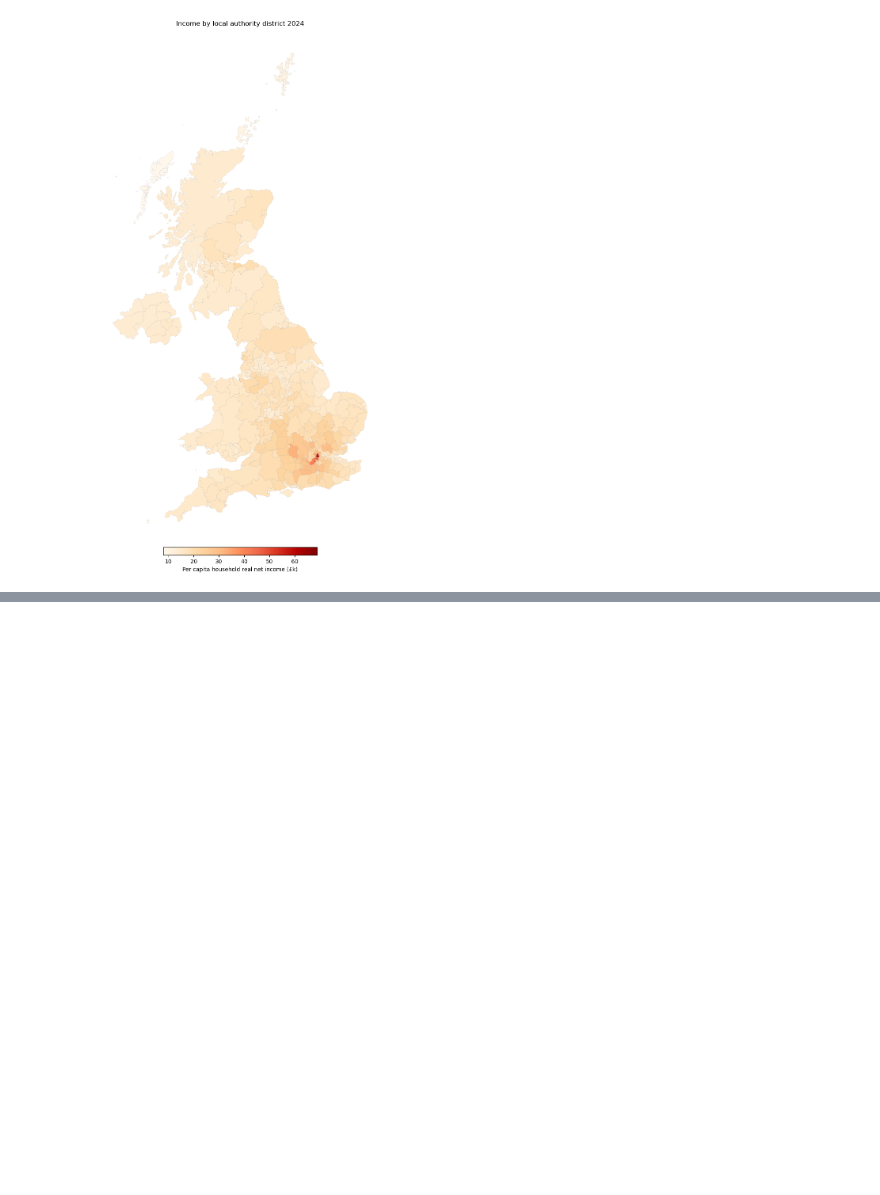
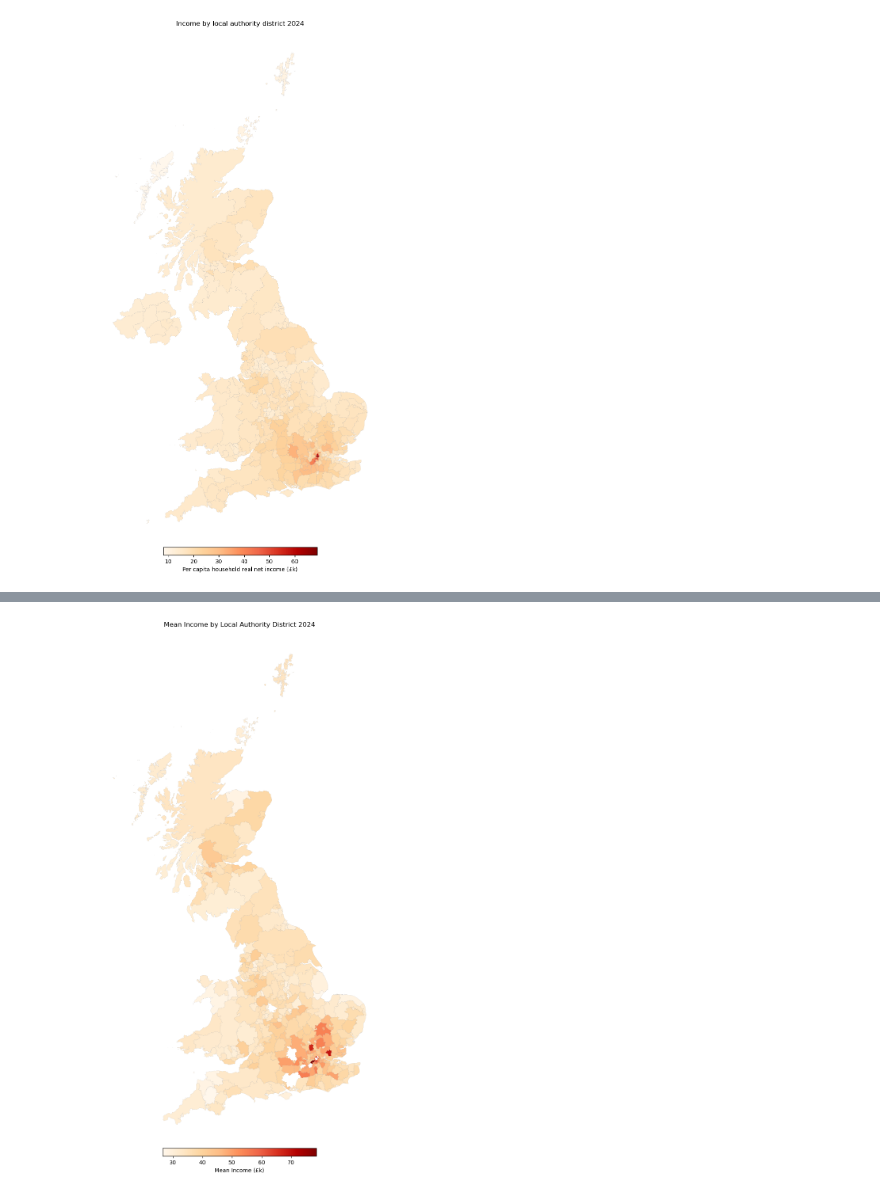
Before and after one commit to PolicyEngine/uk-local-area-calibration, a Jupyter notebook: local_authority/Local_Authority_example.ipynb, the cells around one changed output, grey strips where cells are left out. Cells and saved outputs as stored; diff of their text form; code cells hidden in the pictures; blank space fills up the shorter version.

Commit message:
LA income target

```diff
--- a/local_authority/Local_Authority_example.ipynb
+++ b/local_authority/Local_Authority_example.ipynb
@@ -105,3 +105,8 @@ else:
     print("No shapefile (.shp) found in the ZIP archive.")
 # %% [output]
 [figure]
+# %%
+LA_income_target = pd.read_csv("LA_income_target.csv")
+# Convert to numeric with errors='coerce' to automatically convert invalid entries to NaN
+LA_income_target['Mean'] = pd.to_numeric(LA_income_target['Mean'].replace('[\$,]', '', regex=True), errors='coerce')
+LA_income_target.head()
@@ -107,0 +120,43 @@ else:
+# %%
+
+
+if shapefile_path:
+    # Load the shapefile
+    gdf = gpd.read_file(shapefile_path)
+
+    # Convert Mean to numeric if not already done
+    LA_income_target['Mean'] = pd.to_numeric(LA_income_target['Mean'].replace('[\$,]', '', regex=True), errors='coerce')
+
+    # Convert Mean to thousands for better visualization
+    LA_income_target_copy = LA_income_target.copy()
+    LA_income_target_copy['Mean'] = LA_income_target_copy['Mean'] / 1000
+
+    # Merge GeoDataFrame with our Mean data
+    merged_gdf = gdf.merge(LA_income_target_copy, left_on="LAD24CD", right_on="Code", how="left")
+
+    # Plot the heatmap
+    fig, ax = plt.subplots(1, 1, figsize=(10, 20))
+    merged_gdf.plot(
+        column="Mean",
+        cmap="OrRd",
+        linewidth=0.08,
+        ax=ax,
+        edgecolor="0.5",
+        legend=True,
+        legend_kwds={
+            'orientation': 'horizontal',
+            'shrink': 0.5,
+            'pad': 0.0,
+            'label': 'Mean Income (£k)'
+        }
+    )
+    ax.axis('off')
+    plt.title("Mean Income by Local Authority District 2024")
+    plt.show()
+
+    # Optional: Save the plot
+    # plt.savefig('lad_mean_income_map_2024.png', dpi=300, bbox_inches='tight')
+else:
+    print("No shapefile (.shp) found in the ZIP archive.")
+# %% [output]
+[figure, added]
```
Also changed, not shown: parts of 2 cells of this notebook, 1 other file.
